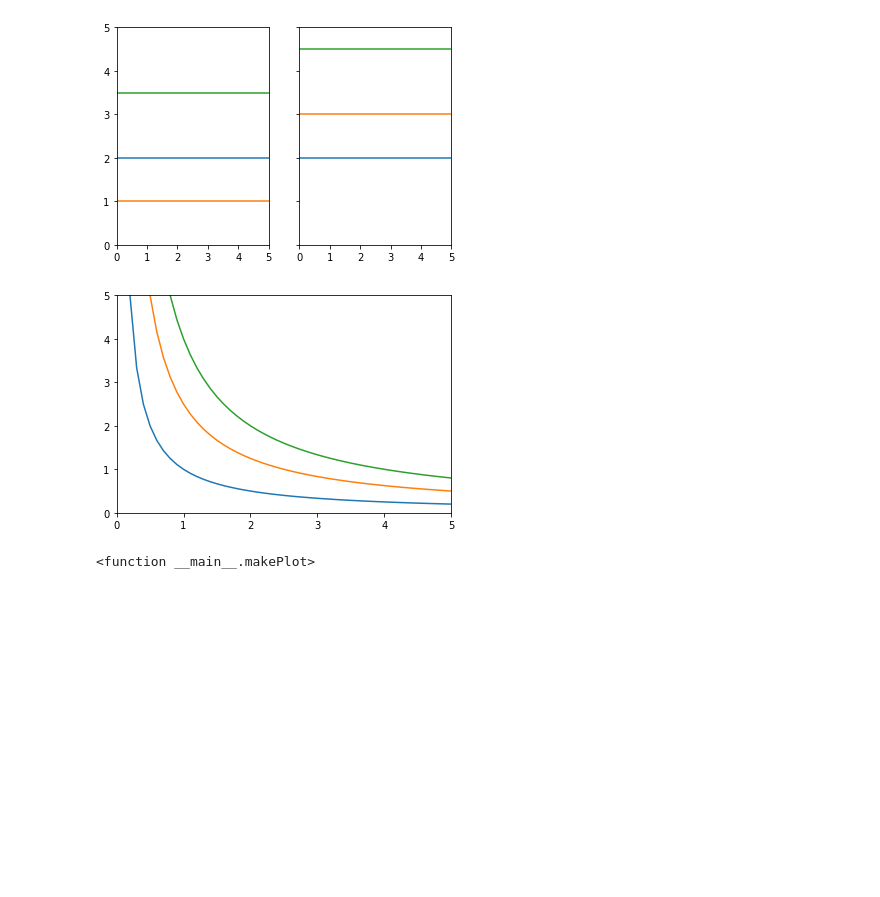
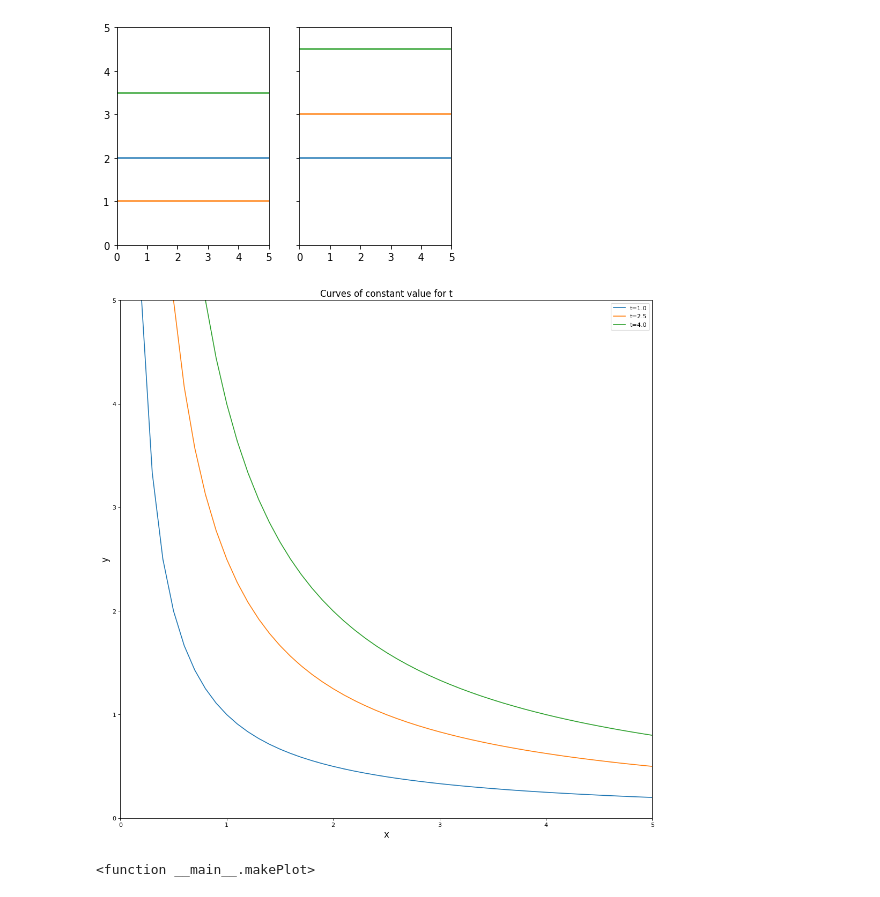
Before and after one commit to kaw112/jupyterNotebooks, a Jupyter notebook: coordinateTrans .ipynb, the cells around one changed output. Drawn from its saved outputs; the diff is of its cells as text; code cells hidden in the pictures; blank space fills up the shorter version.

```diff
--- a/coordinateTrans .ipynb
+++ b/coordinateTrans .ipynb
@@ -17,23 +17,27 @@ plt.show()
 # %%
 import matplotlib.pyplot as plt
 import numpy as np
 
 plt.clf()
 def f(x,t):
     return t/x
 
 tList =[1.0, 2.5, 4.0]
 
 x = np.linspace(0.1,5, 50)
 
 for value in tList:
-    plt.plot(x, f(x,value))
+    plt.plot(x, f(x,value), label = 't='+ str(value))
 
 plt.xlim(0,5)
 plt.ylim(0,5)
+plt.xlabel('x', fontsize = 15)
+plt.ylabel('y', fontsize = 15)
+plt.legend(loc=1)
+plt.title('Curves of constant value for t', fontsize = 15)
 plt.show()
 # %% [output]
-[figure, old version]
+[figure, new version]
 # %%
 import matplotlib.pyplot as plt
 from mpl_toolkits.mplot3d import Axes3D
```
Also changed, not shown: parts of 2 cells of this notebook, 14 other files.
